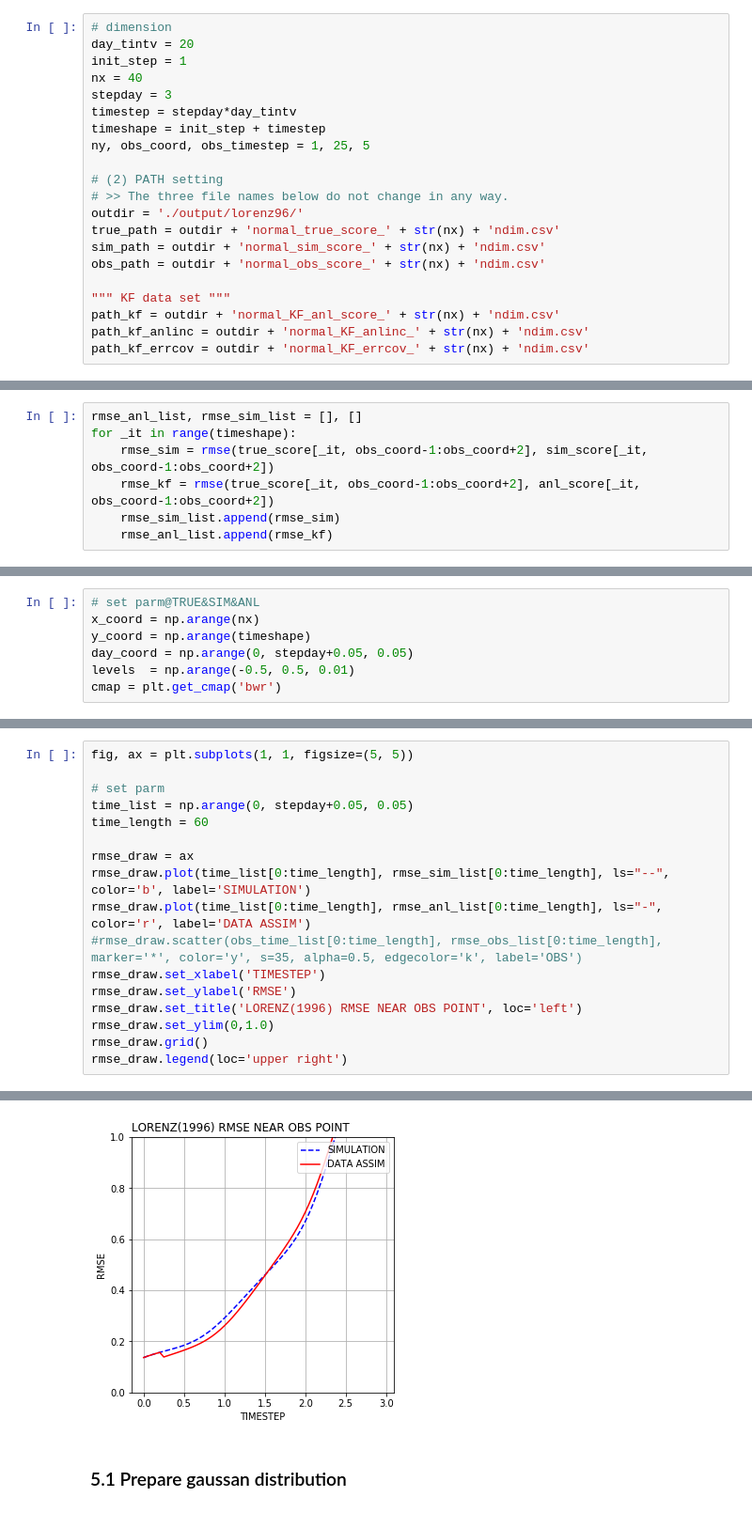
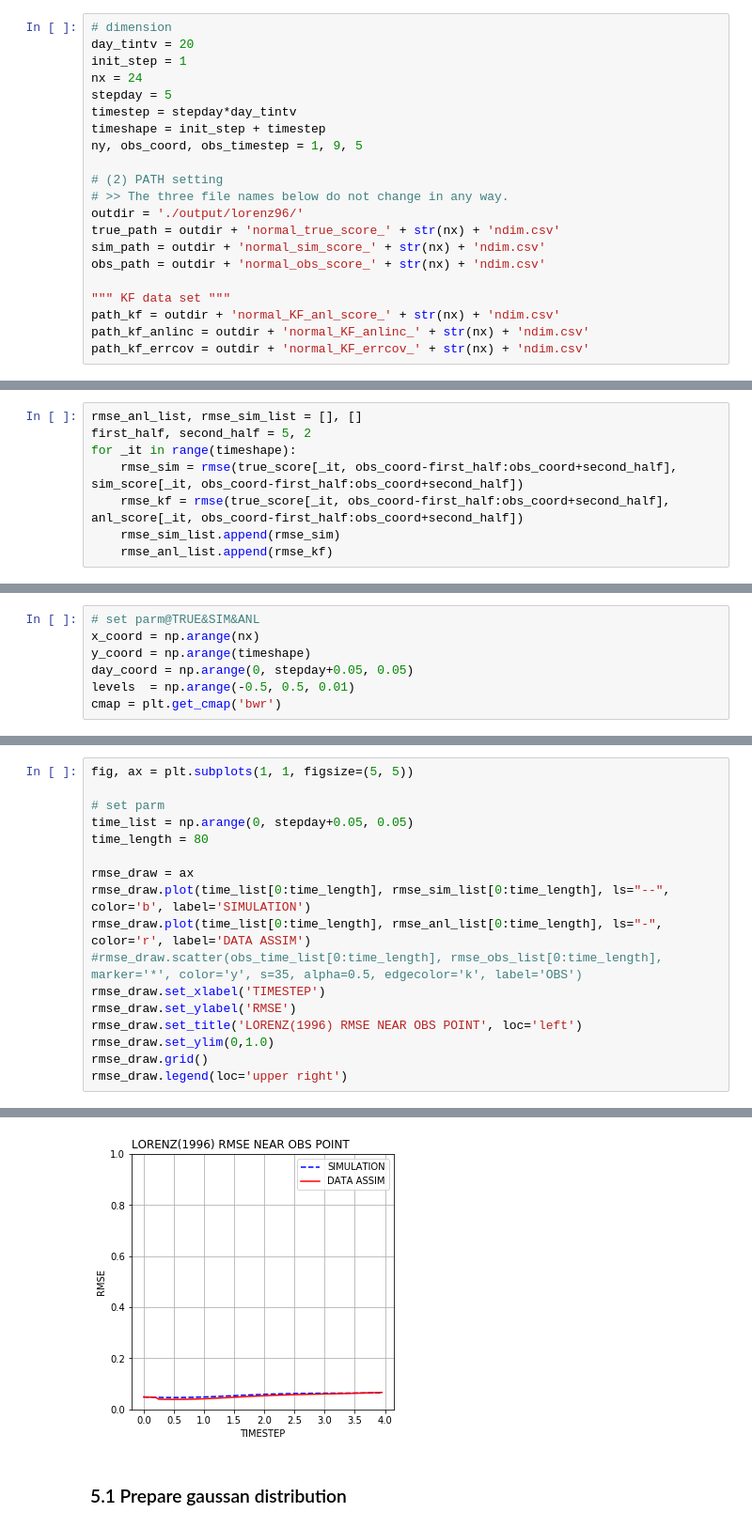
Before and after one commit to Toyo-Daichi/DA_basic, a Jupyter notebook: exp_view.ipynb, the cells around one changed output, grey strips where cells are left out. Shown at 94% size. Drawn from its saved outputs; the diff is of its cells as text.

```diff
--- a/exp_view.ipynb
+++ b/exp_view.ipynb
@@ -506,11 +506,11 @@ for _grd in range(nx):
 # dimension
 day_tintv = 20
 init_step = 1
-nx = 40
-stepday = 3
+nx = 24
+stepday = 5
 timestep = stepday*day_tintv
 timeshape = init_step + timestep
-ny, obs_coord, obs_timestep = 1, 25, 5
+ny, obs_coord, obs_timestep = 1, 9, 5
 
 # (2) PATH setting
 # >> The three file names below do not change in any way.
@@ -529,9 +529,10 @@ sim_score = csv2list(sim_path).reshape(timeshape, nx)
 anl_score = csv2list(path_kf).reshape(timeshape, nx)
 # %%
 rmse_anl_list, rmse_sim_list = [], []
+first_half, second_half = 5, 2
 for _it in range(timeshape):
-    rmse_sim = rmse(true_score[_it, obs_coord-1:obs_coord+2], sim_score[_it, obs_coord-1:obs_coord+2])
-    rmse_kf = rmse(true_score[_it, obs_coord-1:obs_coord+2], anl_score[_it, obs_coord-1:obs_coord+2])
+    rmse_sim = rmse(true_score[_it, obs_coord-first_half:obs_coord+second_half], sim_score[_it, obs_coord-first_half:obs_coord+second_half])
+    rmse_kf = rmse(true_score[_it, obs_coord-first_half:obs_coord+second_half], anl_score[_it, obs_coord-first_half:obs_coord+second_half])
     rmse_sim_list.append(rmse_sim)
     rmse_anl_list.append(rmse_kf)
 # %%
@@ -576,23 +598,23 @@ bar = plt.colorbar(_cbar, extend='both')
 # %%
 fig, ax = plt.subplots(1, 1, figsize=(5, 5))
 
 # set parm
 time_list = np.arange(0, stepday+0.05, 0.05)
-time_length = 60
+time_length = 80
 
 rmse_draw = ax
 rmse_draw.plot(time_list[0:time_length], rmse_sim_list[0:time_length], ls="--", color='b', label='SIMULATION')
 rmse_draw.plot(time_list[0:time_length], rmse_anl_list[0:time_length], ls="-", color='r', label='DATA ASSIM')
 #rmse_draw.scatter(obs_time_list[0:time_length], rmse_obs_list[0:time_length], marker='*', color='y', s=35, alpha=0.5, edgecolor='k', label='OBS')
 rmse_draw.set_xlabel('TIMESTEP')
 rmse_draw.set_ylabel('RMSE')
 rmse_draw.set_title('LORENZ(1996) RMSE NEAR OBS POINT', loc='left')
 rmse_draw.set_ylim(0,1.0)
 rmse_draw.grid()
 rmse_draw.legend(loc='upper right')
 # %% [output]
 <matplotlib.legend.Legend at 0x...>
-[figure, old version]
+[figure, new version]
 # %% [markdown]
 ### 5.1 Prepare gaussan distribution
 # %%
```
Also changed, not shown: parts of 3 cells of this notebook, 1 other file.
